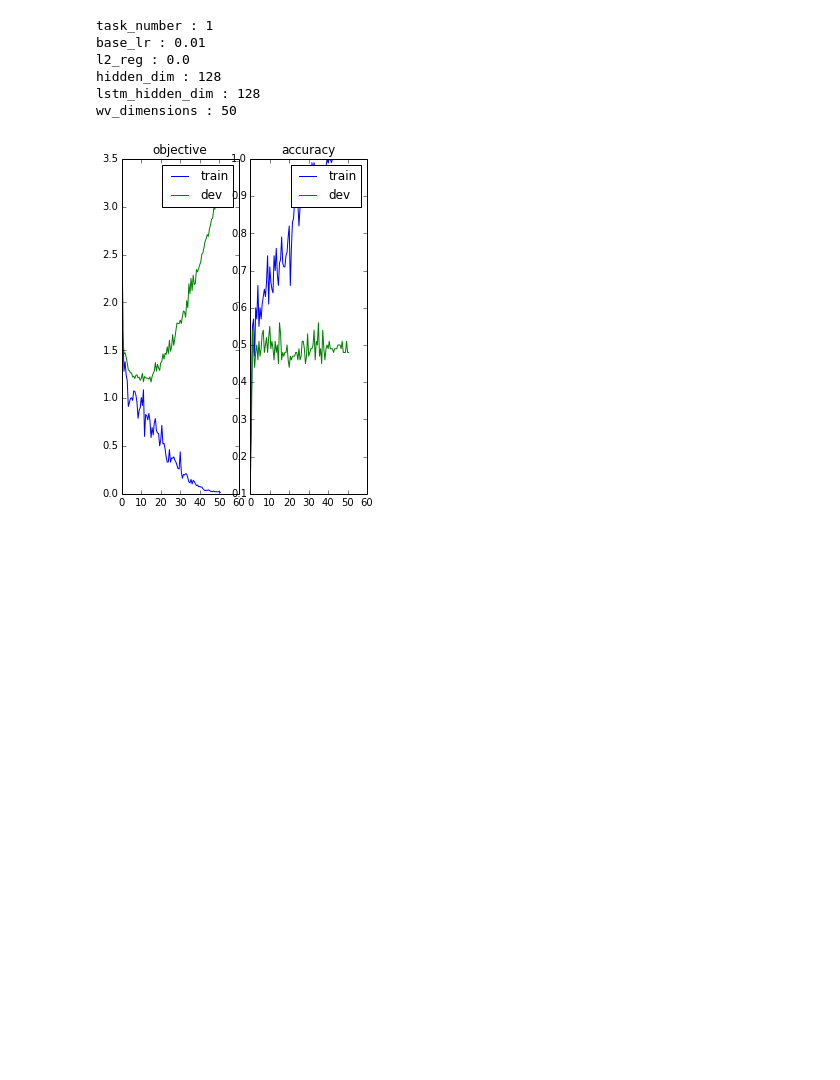
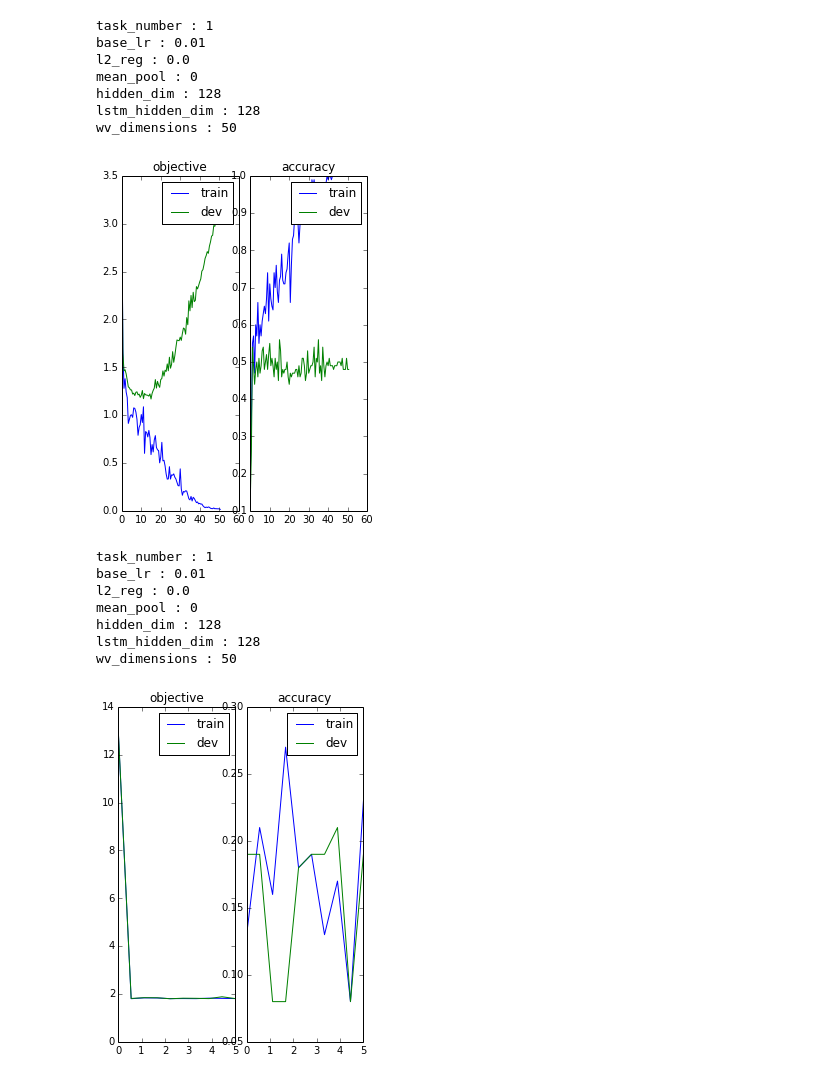
Before and after one commit to corbyrosset/question_answering, a Jupyter notebook: reporter.ipynb, the cells around one changed output. Cells and saved outputs as stored; diff of their text form; code cells hidden in the pictures; blank space fills up the shorter version.

Commit message:
Fixed reporting bug

```diff
--- a/reporter.ipynb
+++ b/reporter.ipynb
@@ -6,17 +6,27 @@ import experiment
 # %%
 def report(path):
     metadata = json.load(open('experiments/lhd128-tn1-mtsentenceEmbedding-l20.0-mp0-lr0.01-hd128/meta.json'))
-    for key in ['task_number', 'base_lr', 'l2_reg', 'hidden_dim', 'lstm_hidden_dim', 'wv_dimensions']:
+    for key in ['task_number', 'base_lr', 'l2_reg', 'mean_pool', 'hidden_dim', 'lstm_hidden_dim', 'wv_dimensions']:
         print key, ':', metadata[key]
     report_dir = 'experiments/' + path
     experiment.report(report_dir + '/history.cpkl')
 # %%
 report('lhd128-tn1-mtsentenceEmbedding-l20.0-mp0-lr0.01-hd128')
+report('lhd128-tn1-mtsentenceEmbedding-l20.001-mp1-lr0.1-hd128')
 # %% [output]
 task_number : 1
 base_lr : 0.01
 l2_reg : 0.0
+mean_pool : 0
 hidden_dim : 128
 lstm_hidden_dim : 128
 wv_dimensions : 50
 [figure]
+task_number : 1
+base_lr : 0.01
+l2_reg : 0.0
+mean_pool : 0
+hidden_dim : 128
+lstm_hidden_dim : 128
+wv_dimensions : 50
+[figure, added]
```
